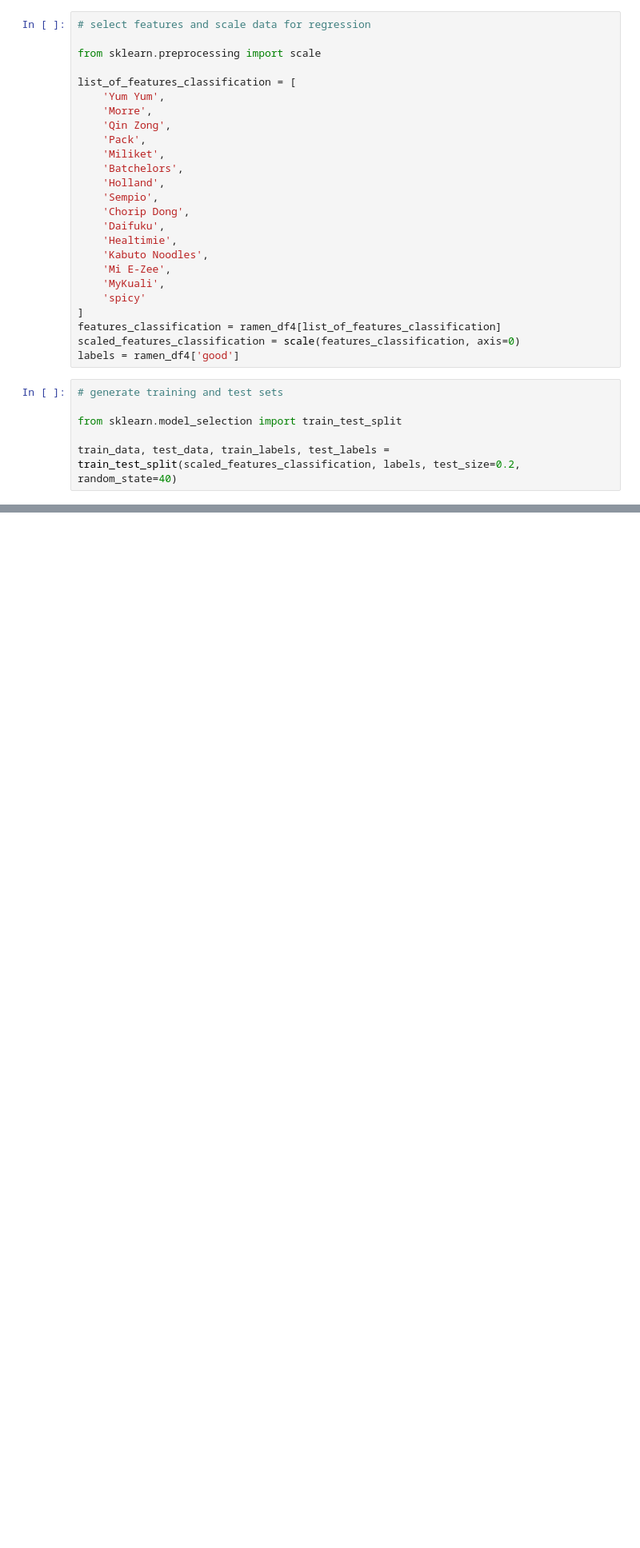
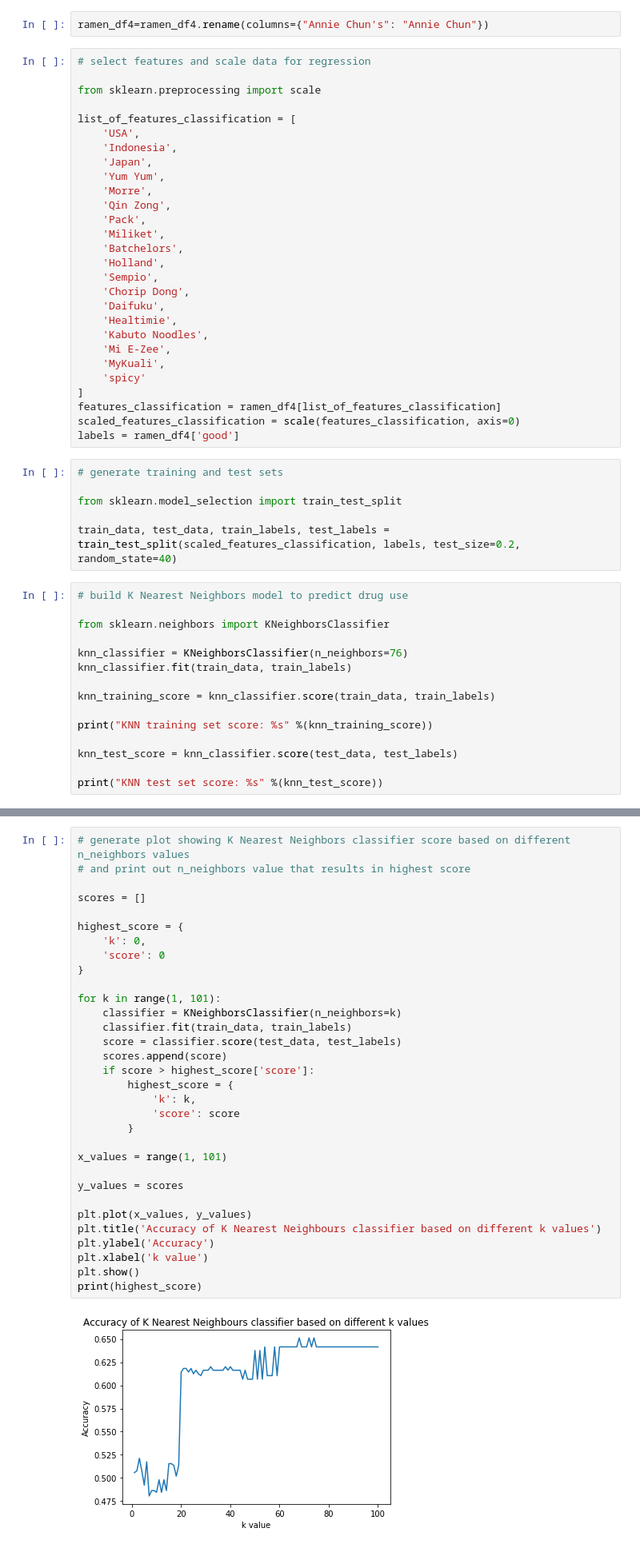
Before and after one commit to ghostleek/ramen-rating-eda, a Jupyter notebook: ramen-rating-eda-29Nov2019.ipynb, the cells around one changed output, grey strips where cells are left out. Shown: that part at 80% size. Cells and saved outputs as stored; diff of their text form; blank space fills up the shorter version.

```diff
--- a/ramen-rating-eda-29Nov2019.ipynb
+++ b/ramen-rating-eda-29Nov2019.ipynb
@@ -660,9 +631,14 @@ KNR test set score: 0.03985791871927291
+# %%
+ramen_df4=ramen_df4.rename(columns={"Annie Chun's": "Annie Chun"})
 # %%
 # select features and scale data for regression
 
 from sklearn.preprocessing import scale
 
 list_of_features_classification = [
+    'USA',
+    'Indonesia',
+    'Japan',
     'Yum Yum',
     'Morre',
     'Qin Zong',
@@ -688,3 +664,18 @@ labels = ramen_df4['good']
 from sklearn.model_selection import train_test_split
 
 train_data, test_data, train_labels, test_labels = train_test_split(scaled_features_classification, labels, test_size=0.2, random_state=40)
+# %%
+# build K Nearest Neighbors model to predict drug use
+
+from sklearn.neighbors import KNeighborsClassifier
+
+knn_classifier = KNeighborsClassifier(n_neighbors=76)
+knn_classifier.fit(train_data, train_labels)
+
+knn_training_score = knn_classifier.score(train_data, train_labels)
+
+print("KNN training set score: %s" %(knn_training_score))
+
+knn_test_score = knn_classifier.score(test_data, test_labels)
+
+print("KNN test set score: %s" %(knn_test_score))
@@ -690,0 +704,34 @@ train_data, test_data, train_labels, test_labels = train_test_split(scaled_featu
+# %%
+# generate plot showing K Nearest Neighbors classifier score based on different n_neighbors values
+# and print out n_neighbors value that results in highest score
+
+scores = []
+
+highest_score = {
+    'k': 0,
+    'score': 0
+}
+
+for k in range(1, 101):
+    classifier = KNeighborsClassifier(n_neighbors=k)
+    classifier.fit(train_data, train_labels)
+    score = classifier.score(test_data, test_labels)
+    scores.append(score)
+    if score > highest_score['score']:
+        highest_score = {
+            'k': k,
+            'score': score
+        }
+
+x_values = range(1, 101)
+
+y_values = scores
+
+plt.plot(x_values, y_values)
+plt.title('Accuracy of K Nearest Neighbours classifier based on different k values')
+plt.ylabel('Accuracy')
+plt.xlabel('k value')
+plt.show()
+print(highest_score)
+# %% [output]
+[figure, added]
```
Also changed, not shown: parts of 11 cells of this notebook.
